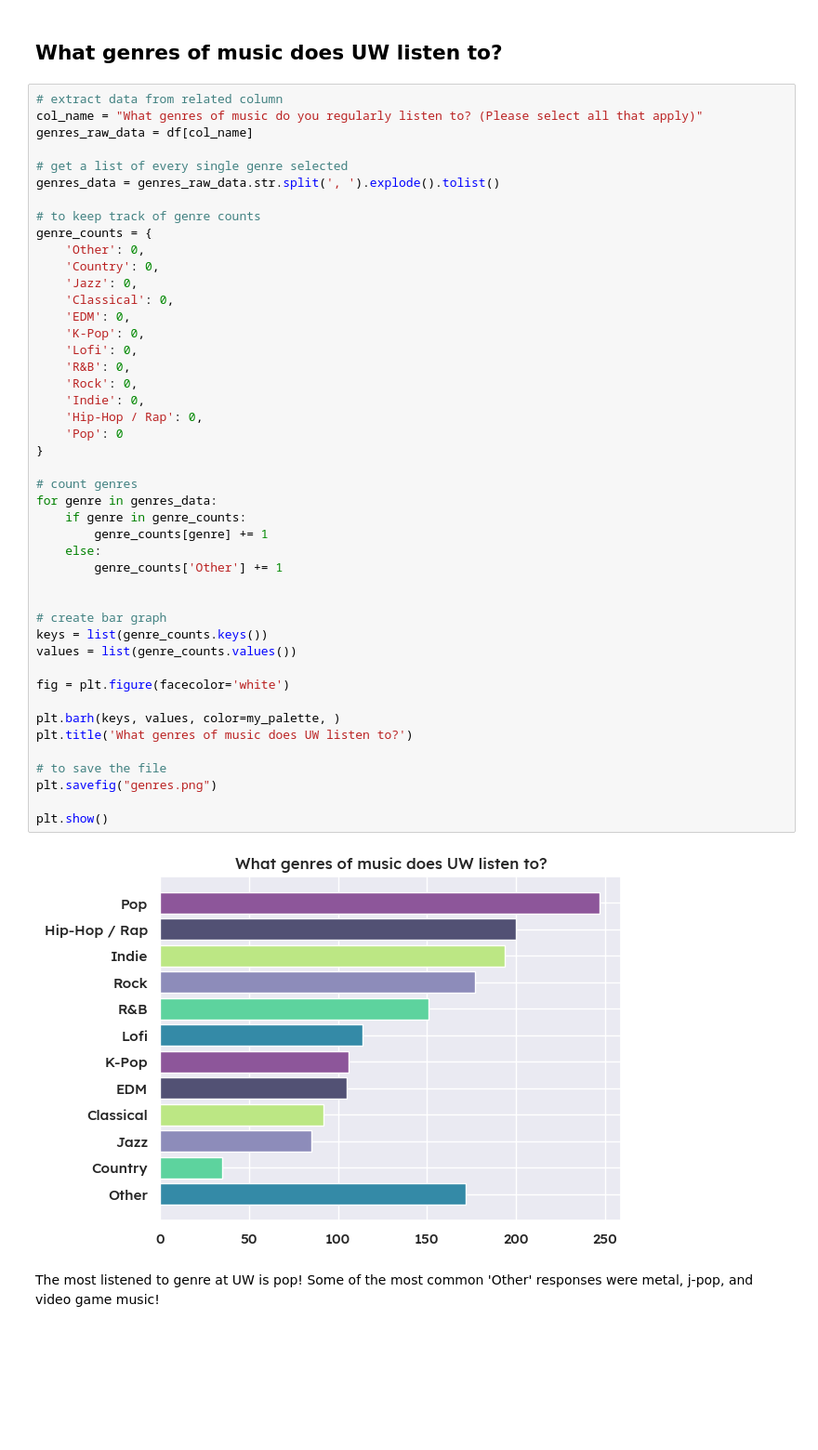
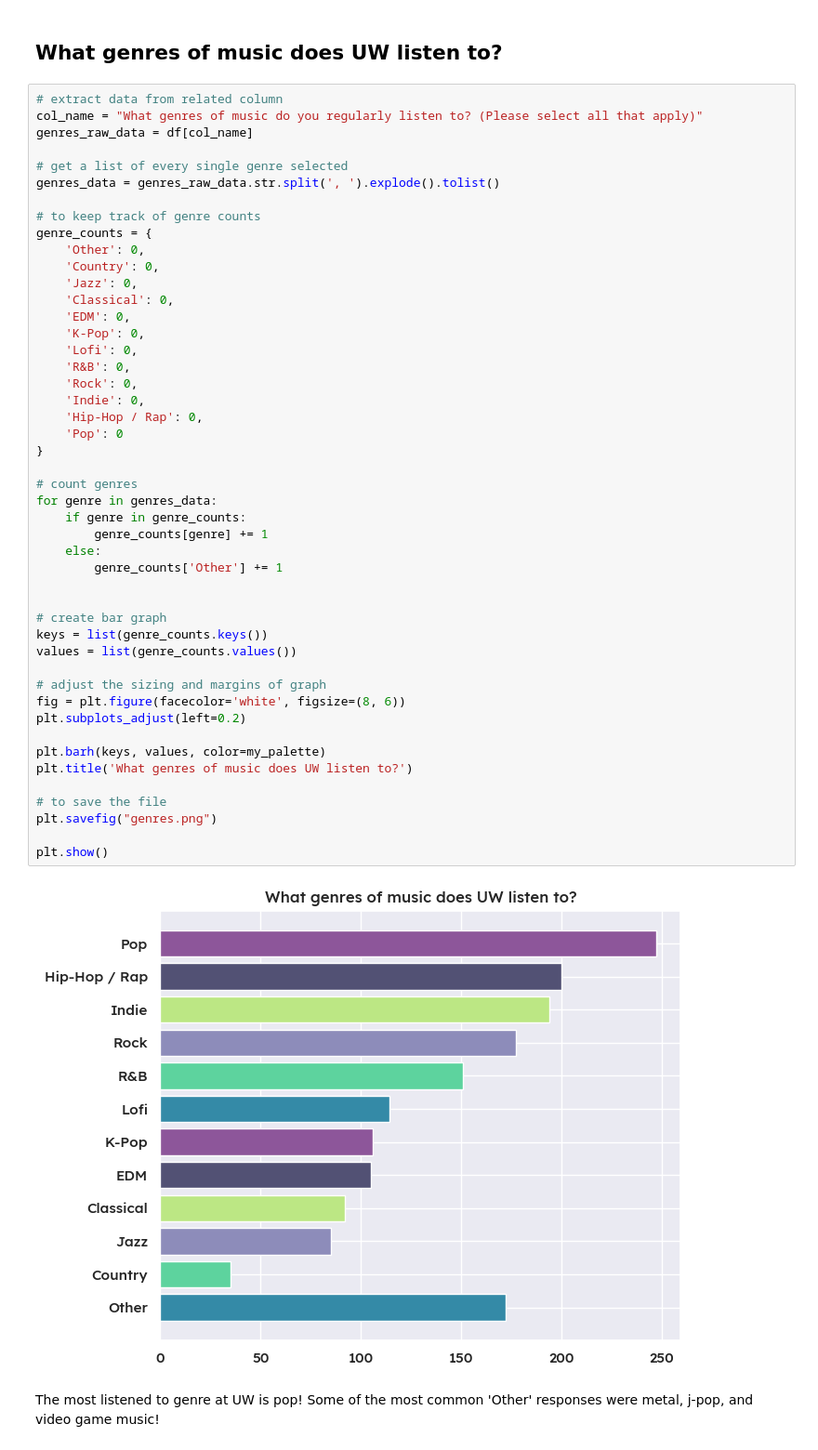
Before and after one commit to adam-han/uwaterloo-music, a Jupyter notebook: uw-music-dataviz.ipynb, the cells around one changed output. Shown at 93% size. Drawn from its saved outputs; the diff is of its cells as text; blank space fills up the shorter version.

```diff
--- a/uw-music-dataviz.ipynb
+++ b/uw-music-dataviz.ipynb
@@ -238,35 +241,37 @@ genre_counts = {
     'EDM': 0,
     'K-Pop': 0,
     'Lofi': 0,
     'R&B': 0,
     'Rock': 0,
     'Indie': 0,
     'Hip-Hop / Rap': 0,
     'Pop': 0
 }
 
 # count genres
 for genre in genres_data:
     if genre in genre_counts:
         genre_counts[genre] += 1
     else:
         genre_counts['Other'] += 1
 
 
 # create bar graph
 keys = list(genre_counts.keys())
 values = list(genre_counts.values())
 
-fig = plt.figure(facecolor='white')
+# adjust the sizing and margins of graph
+fig = plt.figure(facecolor='white', figsize=(8, 6))
+plt.subplots_adjust(left=0.2)
 
-plt.barh(keys, values, color=my_palette, )
+plt.barh(keys, values, color=my_palette)
 plt.title('What genres of music does UW listen to?')
 
 # to save the file
 plt.savefig("genres.png")
 
 plt.show()
 # %% [output]
-[figure, old version]
+[figure, new version]
 # %% [markdown]
 The most listened to genre at UW is pop! Some of the most common 'Other' responses were metal, j-pop, and video game music!
```
Also changed, not shown: parts of 3 cells of this notebook.
